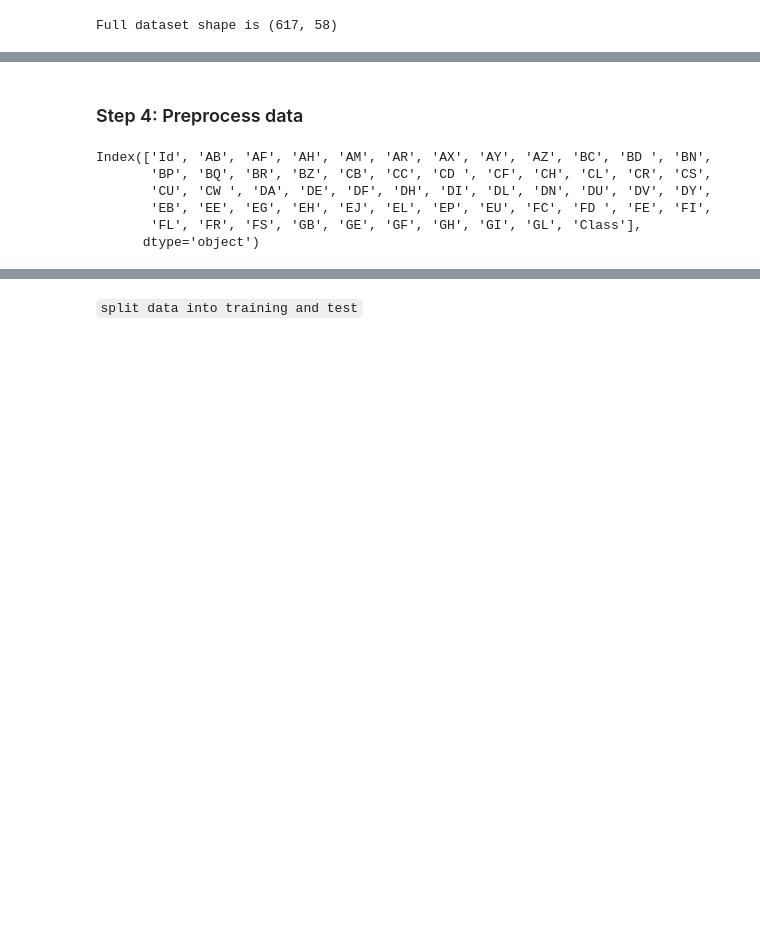
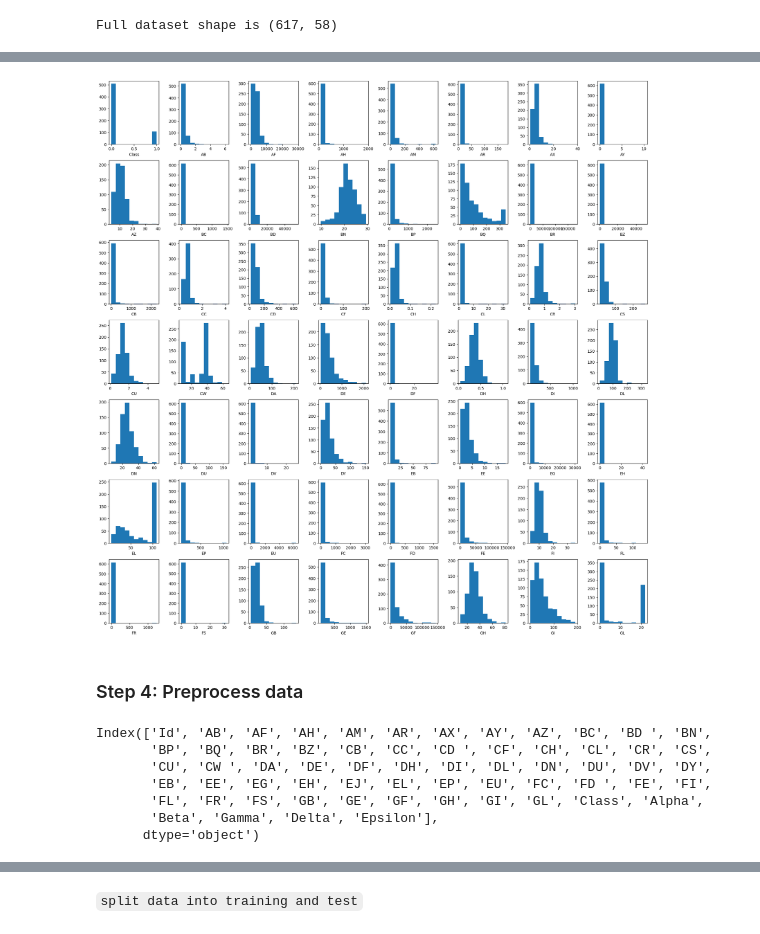
Before and after one commit to darby-brown/predicting-age-related-diseases, a Jupyter notebook: icr-identify-age-related-conditions/workbook_juliana.ipynb, the cells around one changed output, grey strips where cells are left out. Cells and saved outputs as stored; diff of their text form; code cells hidden in the pictures; blank space fills up the shorter version.

```diff
--- a/icr-identify-age-related-conditions/workbook_juliana.ipynb
+++ b/icr-identify-age-related-conditions/workbook_juliana.ipynb
@@ -43,12 +91,27 @@ Full dataset shape is (617, 58)
+# %%
+final_vars = ['Class', 'AB', 'AF', 'AH', 'AM', 'AR', 'AX', 'AY', 'AZ', 'BC', 'BD ', 'BN',
+       'BP', 'BQ', 'BR', 'BZ', 'CB', 'CC', 'CD ', 'CF', 'CH', 'CL', 'CR', 'CS',
+       'CU', 'CW ', 'DA', 'DE', 'DF', 'DH', 'DI', 'DL', 'DN', 'DU', 'DV', 'DY',
+       'EB', 'EE', 'EG', 'EH', 'EL', 'EP', 'EU', 'FC', 'FD ', 'FE', 'FI',
+       'FL', 'FR', 'FS', 'GB', 'GE', 'GF', 'GH', 'GI', 'GL', 'Beta','Gamma','Delta','Epsilon']
+columns = final_vars
+fig, axes = plt.subplots(nrows=7, ncols=8, figsize=(20,20))
+fig.tight_layout(pad=2.0)
+for idx, ax in enumerate(axes.flatten()):
+    ax.hist(all_vars[columns[idx]])
+    ax.set_xlabel(columns[idx])
+# %% [output]
+[figure, added]
 # %% [markdown]
 ### Step 4: Preprocess data
 # %%
-# check column names
-dataset_df.columns
+# check column names. Drop Alpha because its also the class
+all_vars.columns
 # %% [output]
 Index(['Id', 'AB', 'AF', 'AH', 'AM', 'AR', 'AX', 'AY', 'AZ', 'BC', 'BD ', 'BN',
        'BP', 'BQ', 'BR', 'BZ', 'CB', 'CC', 'CD ', 'CF', 'CH', 'CL', 'CR', 'CS',
        'CU', 'CW ', 'DA', 'DE', 'DF', 'DH', 'DI', 'DL', 'DN', 'DU', 'DV', 'DY',
        'EB', 'EE', 'EG', 'EH', 'EJ', 'EL', 'EP', 'EU', 'FC', 'FD ', 'FE', 'FI',
-       'FL', 'FR', 'FS', 'GB', 'GE', 'GF', 'GH', 'GI', 'GL', 'Class'],
+       'FL', 'FR', 'FS', 'GB', 'GE', 'GF', 'GH', 'GI', 'GL', 'Class', 'Alpha',
+       'Beta', 'Gamma', 'Delta', 'Epsilon'],
       dtype='object')
```
Also changed, not shown: parts of 13 cells of this notebook.
